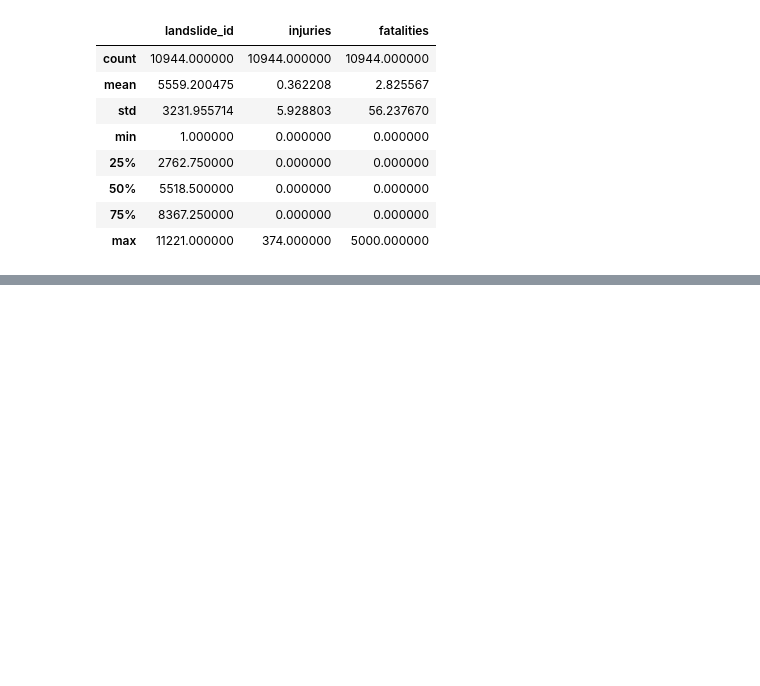
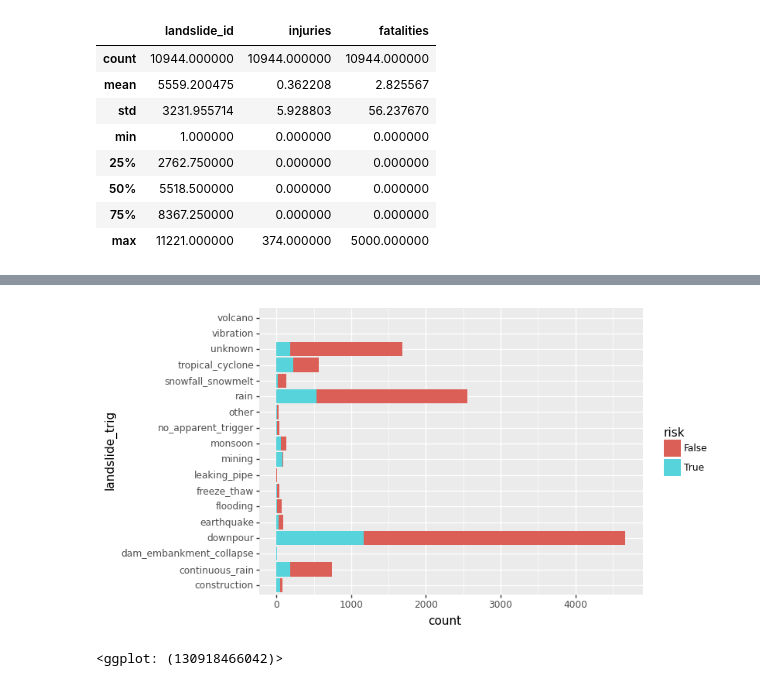
Before and after one commit to shupersap/Global_Landslide, a Jupyter notebook: 2_exploration/EDA.ipynb, the cells around one changed output, grey strips where cells are left out. Drawn from its saved outputs; the diff is of its cells as text; code cells hidden in the pictures; blank space fills up the shorter version.

```diff
--- a/2_exploration/EDA.ipynb
+++ b/2_exploration/EDA.ipynb
@@ -68,0 +111,5 @@ Landslide_basics.to_file("Landslide_Summary.html")
+# %%
+ggplot(clean_slide, aes(x='landslide_trig', fill='risk')) + geom_bar() + coord_flip()
+# %% [output]
+[figure, added]
+<ggplot: (130918466042)>
```
Also changed, not shown: parts of 10 cells of this notebook, 1 other file.
